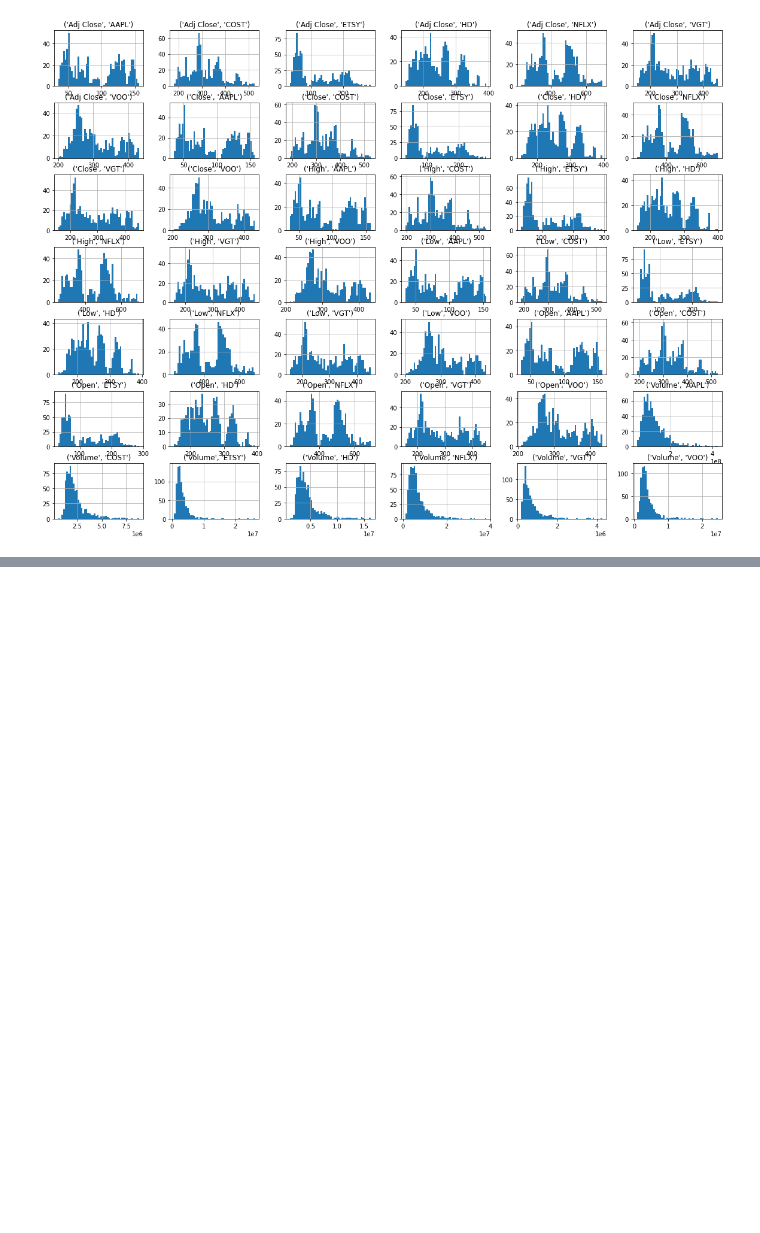
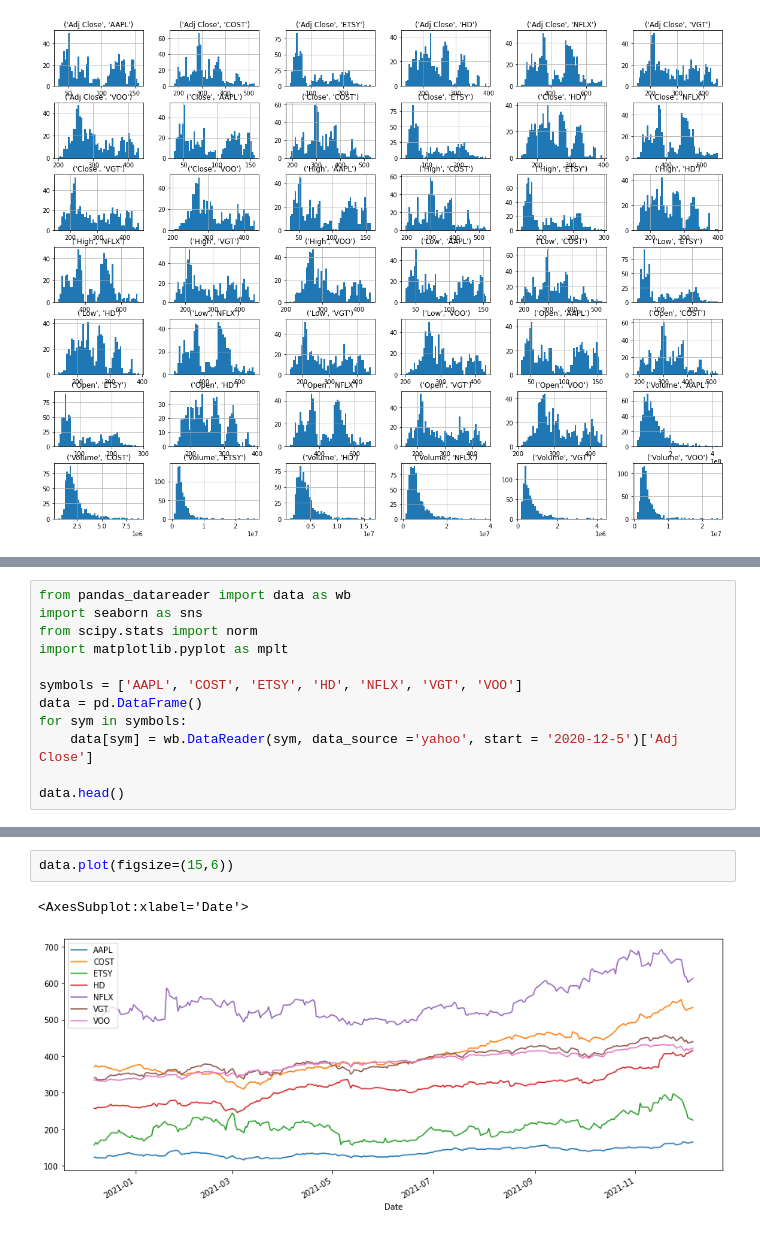
Before and after one commit to AnaEstrada1996/Project4, a Jupyter notebook: Investopedia_project4.ipynb, the cells around one changed output, grey strips where cells are left out. Drawn from its saved outputs; the diff is of its cells as text; blank space fills up the shorter version.

Commit message:
Started on my first part of my final stock analysis. I included the monte carlo simulation analysis so that I know what kind of trades to make this week

```diff
--- a/Investopedia_project4.ipynb
+++ b/Investopedia_project4.ipynb
@@ -760,0 +770,12 @@ plt.show()
+# %%
+from pandas_datareader import data as wb
+import seaborn as sns
+from scipy.stats import norm
+import matplotlib.pyplot as mplt
+
+symbols = ['AAPL', 'COST', 'ETSY', 'HD', 'NFLX', 'VGT', 'VOO']
+data = pd.DataFrame()
+for sym in symbols:
+    data[sym] = wb.DataReader(sym, data_source ='yahoo', start = '2020-12-5')['Adj Close']
+
+data.head()
@@ -760,0 +790,5 @@ plt.show()
+# %%
+data.plot(figsize=(15,6))
+# %% [output]
+<AxesSubplot:xlabel='Date'>
+[figure, added]
```
Also changed, not shown: parts of 22 cells of this notebook.
